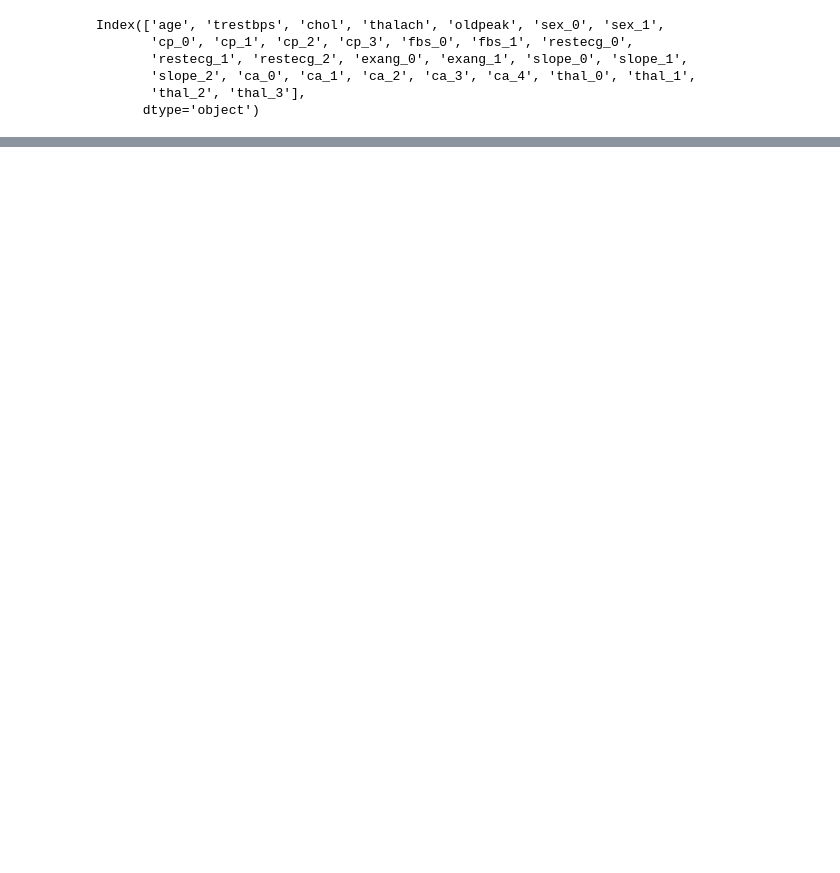
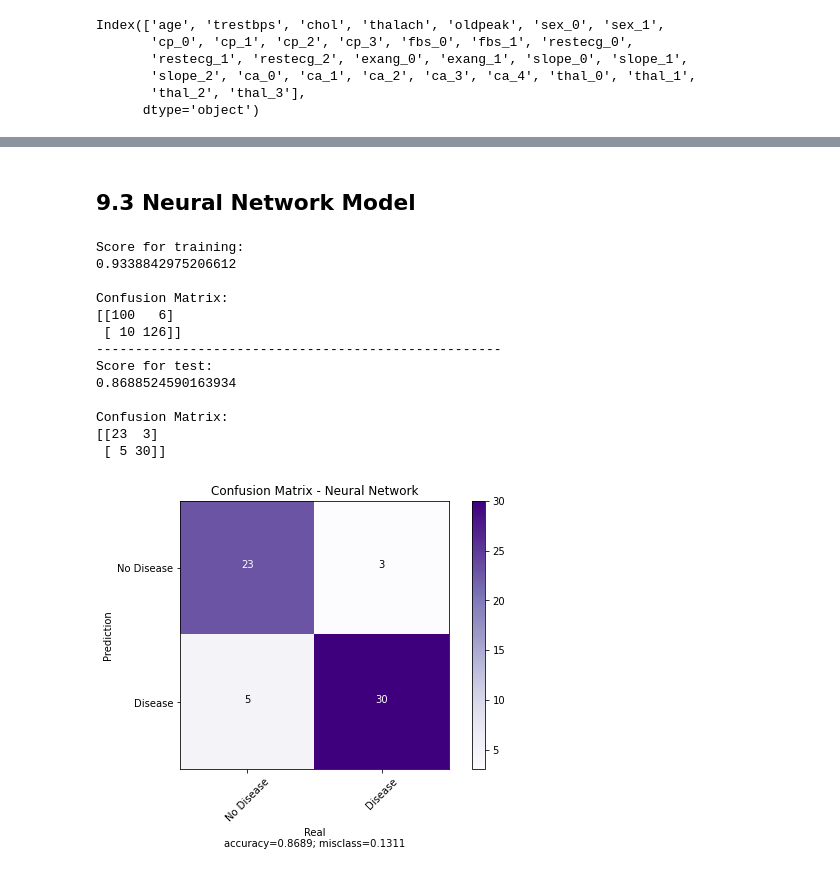
Before and after one commit to bryansbr/heart-disease-AI, a Jupyter notebook: heart-disease.ipynb, the cells around one changed output, grey strips where cells are left out. Drawn from its saved outputs; the diff is of its cells as text; code cells hidden in the pictures; blank space fills up the shorter version.

```diff
--- a/heart-disease.ipynb
+++ b/heart-disease.ipynb
@@ -440,0 +492,65 @@ Index(['age', 'trestbps', 'chol', 'thalach', 'oldpeak', 'sex_0', 'sex_1',
+# %% [markdown]
+## 9.3 Neural Network Model
+# %%
+# NEURAL NETWORK
+
+# NN is sensitive to data scale. We must normilize
+scaler = StandardScaler()
+trainXX = trainX.copy()
+testXX = testX.copy()
+
+# Don't cheat - fit only on training data
+scaler.fit(trainX)
+trainXX = scaler.transform(trainXX)
+
+# Apply same transformation to test data
+testXX = scaler.transform(testXX)
+
+# Training
+nn_model_result = MLPClassifier(solver = 'lbfgs',
+                                alpha = 1e-3,
+                                activation = 'relu',
+                                max_iter = 5000,
+                                hidden_layer_sizes = (4, 4, 4, 4),
+                                random_state = 50, verbose = True)
+
+nn_model_result.fit(trainXX, trainY)
+
+# ====================== Training data ======================
+#Print the score on the train data
+print("Score for training:")
+print(nn_model_result.score(trainXX, trainY))
+# Show the confusion matrix
+print("\nConfusion Matrix:")
+print(confusion_matrix(nn_model_result.predict(trainXX), trainY))
+
+print("----------------------------------------------------")
+
+# ======================== Test data ========================
+#Print the score on the test data
+print("Score for test:")
+print(nn_model_result.score(testXX, testY))
+# Show the confusion matrix
+print("\nConfusion Matrix:")
+print(confusion_matrix(nn_model_result.predict(testXX), testY))
+
+# Second way to visualize the confusion matrix
+plot_confusion_matrix(cm = confusion_matrix(nn_model_result.predict(testXX), testY),
+                      normalize    = False,
+                      target_names = ['No Disease', 'Disease'],
+                      title        = "Confusion Matrix - Neural Network")
+# %% [output]
+Score for training:
+0.9338842975206612
+
+Confusion Matrix:
+[[100   6]
+ [ 10 126]]
+----------------------------------------------------
+Score for test:
+0.8688524590163934
+
+Confusion Matrix:
+[[23  3]
+ [ 5 30]]
+[figure, added]
```
Also changed, not shown: parts of 9 cells of this notebook.
